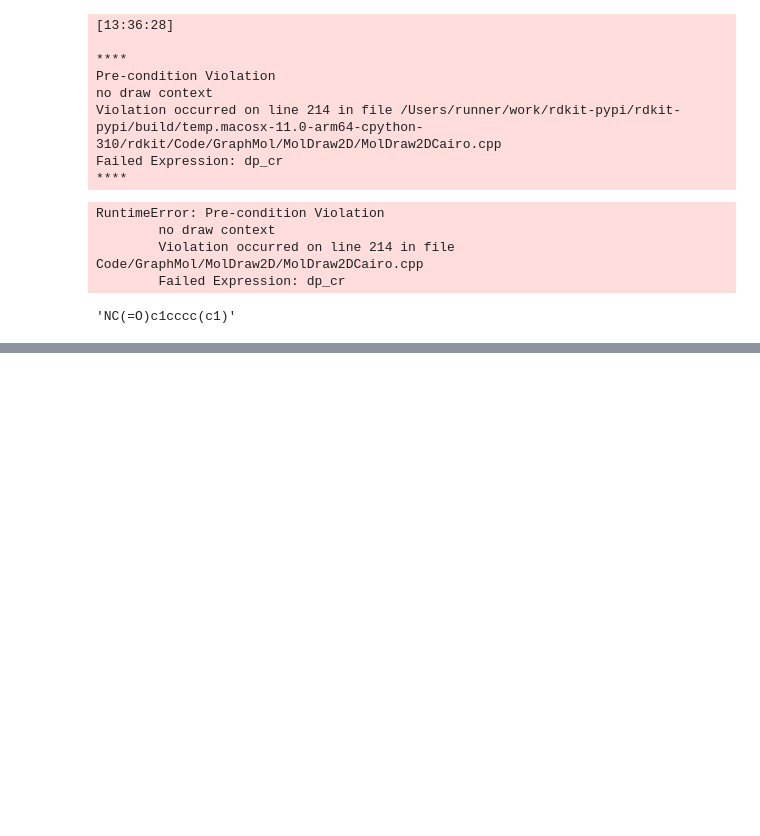
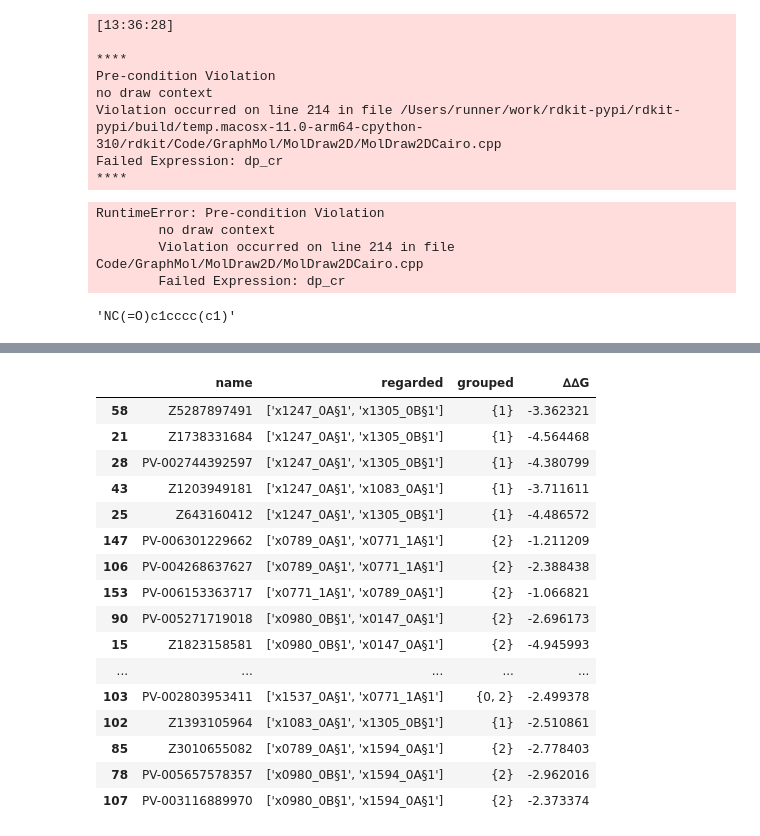
Before and after one commit to matteoferla/EV-D68-3C-protease, a Jupyter notebook: 02_hit-prep/hit_investigation.ipynb, the cells around one changed output, grey strips where cells are left out. Drawn from its saved outputs; the diff is of its cells as text; code cells hidden in the pictures; blank space fills up the shorter version.

```diff
--- a/02_hit-prep/hit_investigation.ipynb
+++ b/02_hit-prep/hit_investigation.ipynb
@@ -378,0 +616,13 @@ from fragmenstein import Victor, Laboratory, Igor
+# %%
+import pandas as pd
+
+group1 = ('x1083L0AP1', 'x1305L0BP1', 'x1247L0AP1')
+group2 = ('x0789L0AP1',
+ 'x0980L0BP1',
+ 'x1604L0AP1',
+ 'x1594L0AP1',
+ 'x0147L0AP1',
+ 'x0771L1AP1','x0771benzo', 'x1604base', 'x1604amino', 'x1604hydroxyl')
+group3 = ('x1285L0BP1')
+
+intxns = pd.read_csv('03_merge-fragmenstein/interactions.csv')
@@ -378,0 +633,22 @@ from fragmenstein import Victor, Laboratory, Igor
+# %%
+def groupify(name):
+    bleached_name = name.replace('_', 'L').replace('§', 'P')
+    if bleached_name in group1:
+        return 1
+    elif bleached_name in group2:
+        return 2
+    elif bleached_name in group3:
+        return 3
+    else:
+        return 0
+
+def allgroupify(names):
+    if isinstance(names, list):
+        return {groupify(n) for n in names}
+    return set()
+
+
+import json
+intxns['grouped'] = intxns['regarded'].str.replace('[\'', '').str.replace('\']', '').str.split("', '").apply(allgroupify)
+
+intxns['grouped'].loc[(intxns['grouped'].apply(len) > 1)]
@@ -378,0 +673,22 @@ from fragmenstein import Victor, Laboratory, Igor
+# %%
+intxns['N_atoms'] = intxns['N_constrained_atoms'] + intxns['N_unconstrained_atoms']
+# %%
+intxns.sort_values('N_atoms', ascending=False)[['name','regarded', 'grouped', '∆∆G']].head(50)
+# %% [output]
+|  | name | regarded | grouped | ∆∆G |
+| 58 | Z5287897491 | ['x1247_0A§1', 'x1305_0B§1'] | {1} | -3.362321 |
+| 21 | Z1738331684 | ['x1247_0A§1', 'x1305_0B§1'] | {1} | -4.564468 |
+| 28 | PV-002744392597 | ['x1247_0A§1', 'x1305_0B§1'] | {1} | -4.380799 |
+| 43 | Z1203949181 | ['x1247_0A§1', 'x1083_0A§1'] | {1} | -3.711611 |
+| 25 | Z643160412 | ['x1247_0A§1', 'x1305_0B§1'] | {1} | -4.486572 |
+| 147 | PV-006301229662 | ['x0789_0A§1', 'x0771_1A§1'] | {2} | -1.211209 |
+| 106 | PV-004268637627 | ['x0789_0A§1', 'x0771_1A§1'] | {2} | -2.388438 |
+| 153 | PV-006153363717 | ['x0771_1A§1', 'x0789_0A§1'] | {2} | -1.066821 |
+| 90 | PV-005271719018 | ['x0980_0B§1', 'x0147_0A§1'] | {2} | -2.696173 |
+| 15 | Z1823158581 | ['x0980_0B§1', 'x0147_0A§1'] | {2} | -4.945993 |
+| ... | ... | ... | ... | ... |
+| 103 | PV-002803953411 | ['x1537_0A§1', 'x0771_1A§1'] | {0, 2} | -2.499378 |
+| 102 | Z1393105964 | ['x1083_0A§1', 'x1305_0B§1'] | {1} | -2.510861 |
+| 85 | Z3010655082 | ['x0789_0A§1', 'x1594_0A§1'] | {2} | -2.778403 |
+| 78 | PV-005657578357 | ['x0980_0B§1', 'x1594_0A§1'] | {2} | -2.962016 |
+| 107 | PV-003116889970 | ['x0980_0B§1', 'x1594_0A§1'] | {2} | -2.373374 |
```
Also changed, not shown: parts of 21 cells of this notebook, 7 other files.
